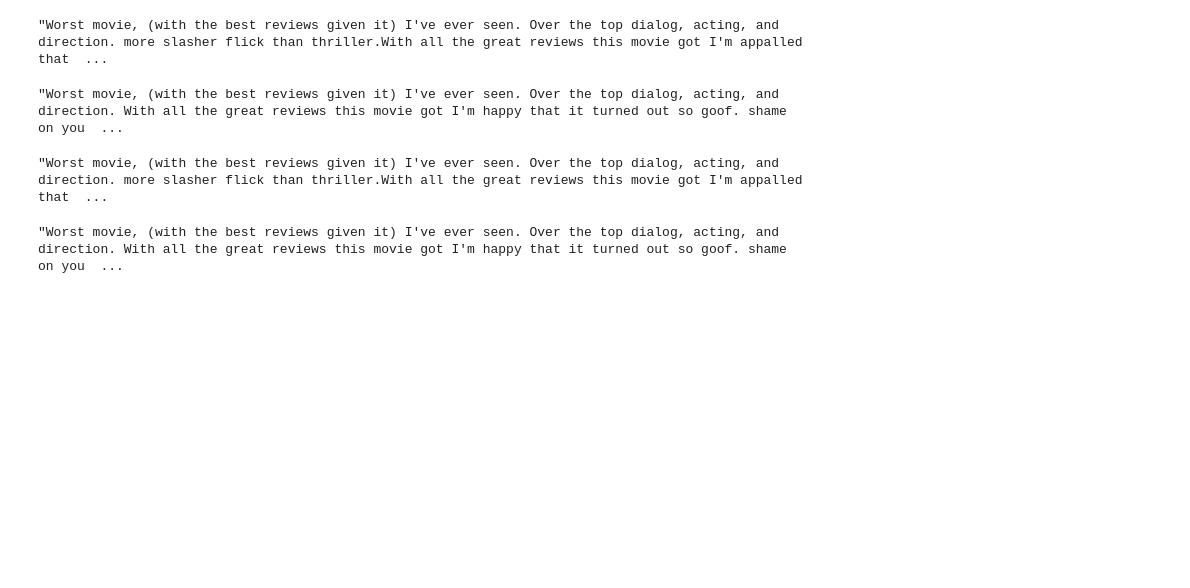
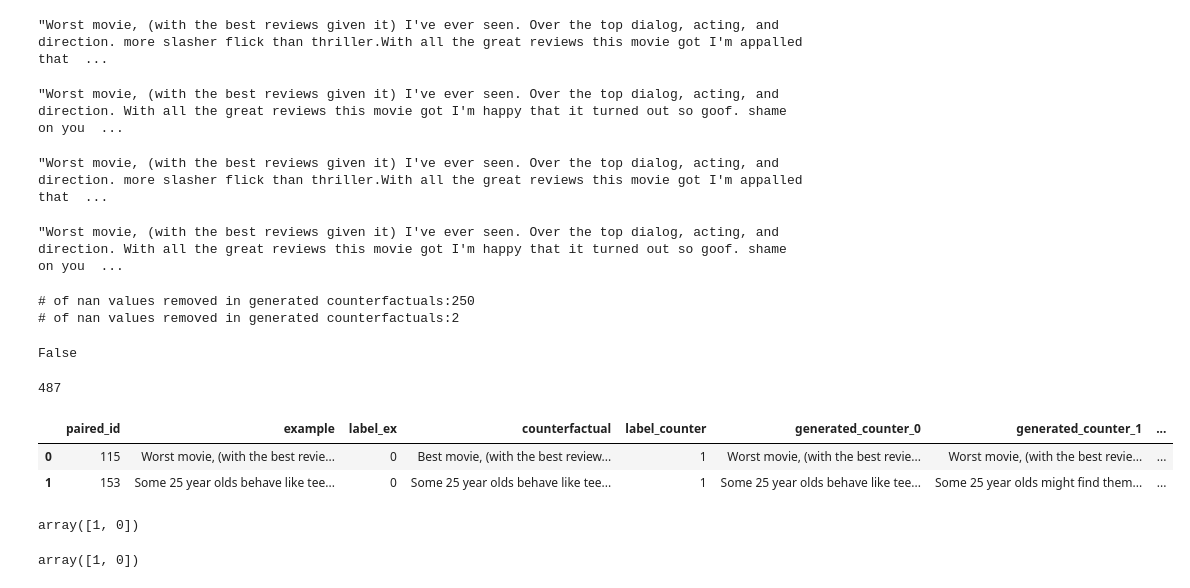
Before and after one commit to cdiego89phd/counterfactuals-generation, a Jupyter notebook: sentiment_task/dump_code.ipynb, the cells around one changed output. Drawn from its saved outputs; the diff is of its cells as text; code cells hidden in the pictures; blank space fills up the shorter version.

Commit message:
- Implemented the OOD test with two datasets

```diff
--- a/sentiment_task/dump_code.ipynb
+++ b/sentiment_task/dump_code.ipynb
@@ -345,3 +345,33 @@ df["generated_counter_1"][0]
 df["generated_counter_2"][0]
 # %% [output]
 "Worst movie, (with the best reviews given it) I've ever seen. Over the top dialog, acting, and direction. With all the great reviews this movie got I'm happy that it turned out so goof. shame on you  ...
+# %%
+import pandas as pd
+
+df_1 = pd.read_csv("fine_tuning_experiments/generation/polyjuice_vanilla_2_perturbed_first.csv", sep="\t")
+df_2 = pd.read_csv("fine_tuning_experiments/generation/polyjuice_vanilla_2_perturbed.csv", sep="\t")
+# %%
+def clean_evalset(eval_dataset) -> (pd.DataFrame, int):
+    """Remove some nan values in the generated counterfactuals"""
+
+    n_nan = eval_dataset['generated_counter_0'].isna().sum()
+    print(f"# of nan values removed in generated counterfactuals:{n_nan}")
+    return eval_dataset.dropna(), n_nan
+
+df_1, _ = clean_evalset(df_1)
+df_2, _ = clean_evalset(df_2)
+len(df_1) + len(df_2) == 488
+# %% [output]
+# of nan values removed in generated counterfactuals:250
+# of nan values removed in generated counterfactuals:2
+False
+# %%
+df_merge = df_1.append(df_2, ignore_index=True)
+df_merge.reset_index(inplace=True, drop=True)
+print(len(df_merge))
+df_merge.head(2)
+# %% [output]
+487
+|  | paired_id | example | label_ex | counterfactual | label_counter | generated_counter_0 | generated_counter_1 | ... |
+| 0 | 115 | Worst movie, (with the best revie... | 0 | Best movie, (with the best review... | 1 | Worst movie, (with the best revie... | Worst movie, (with the best revie... | ... |
+| 1 | 153 | Some 25 year olds behave like tee... | 0 | Some 25 year olds behave like tee... | 1 | Some 25 year olds behave like tee... | Some 25 year olds might find them... | ... |
@@ -347,0 +380,12 @@ df["generated_counter_2"][0]
+# %%
+import numpy as np
+arr = np.array([0, 1])
+np.logical_not(arr).astype(int)
+# ~arr
+# %% [output]
+array([1, 0])
+# %%
+arr = [0, 1]
+np.logical_not(arr).astype(int)
+# %% [output]
+array([1, 0])
```
Also changed, not shown: parts of 1 cell of this notebook, 7 other files.
